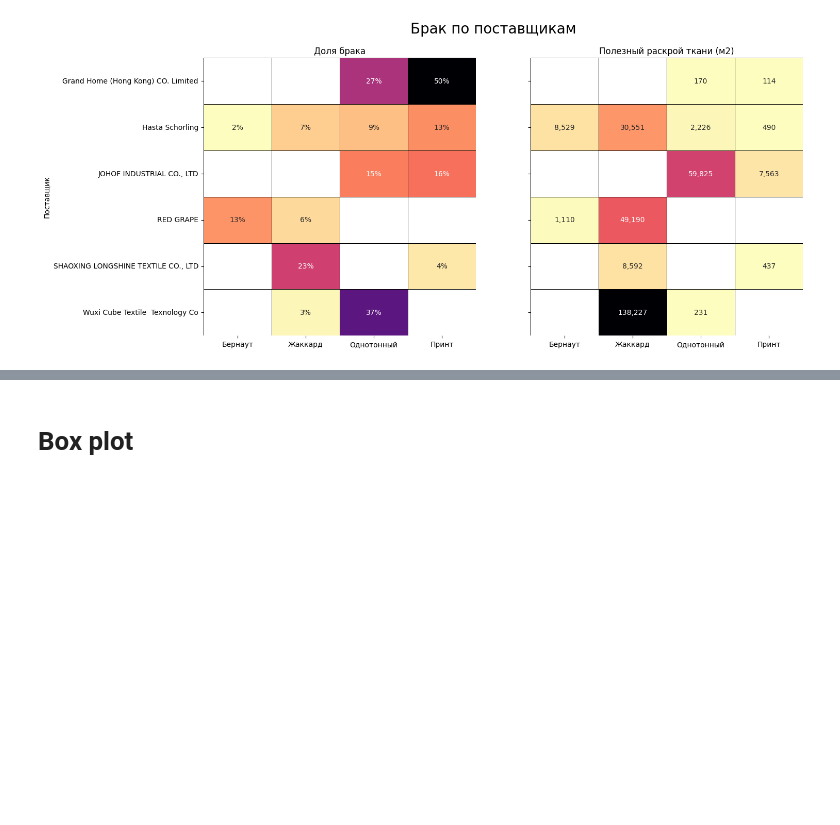
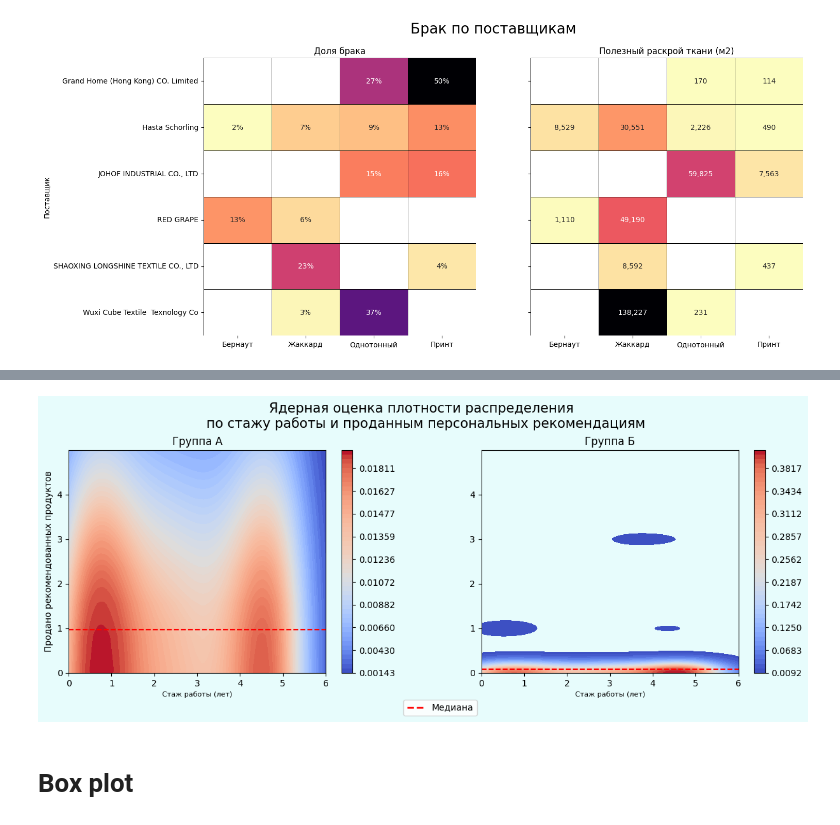
Before and after one commit to quessand/Visuals, a Jupyter notebook: common_plots.ipynb, the cells around one changed output, grey strips where cells are left out. Drawn from its saved outputs; the diff is of its cells as text; code cells hidden in the pictures; blank space fills up the shorter version.

```diff
--- a/common_plots.ipynb
+++ b/common_plots.ipynb
@@ -14,6 +16,7 @@ stock = pd.read_csv('./data/stock.csv', sep=';')
 fabric = pd.read_parquet('./data/fabric.parquet')
 vgames = pd.read_parquet('./data/videogames.parquet')
 retail = pd.read_csv('./data/retail_shops.csv', sep=';')
+kde = pd.read_csv('./data/kde.csv', sep=';', encoding='utf-8-sig')
 # %%
 defective_design_list = ['БамбукDAYLIGHT', 'ЗавиткиDAYLIGHT', 'КортезаBLACKOUT', 'ПлайнBLACKOUT', 'СатинBLACKOUT']
 
@@ -656,3 +736,67 @@ plt.show()
+# %%
+fig, axes = plt.subplots(nrows=1, ncols=2, constrained_layout=True)
+
+rec_title = 'персональных'
+
+fig.set_facecolor("#E7FCFC")
+fig.set_figwidth(12)
+fig.set_figheight(5)
+
+sns.kdeplot(
+    data=kde.sample(250, random_state=10),
+    x='user_work_years',
+    y='recs_paid',
+    fill=True,
+    #thresh=0,
+    levels=50,
+    cmap="coolwarm",
+    cbar=True,
+    ax=axes[0]
+    )
+axes[0].set_facecolor("#E7FCFC")
+axes[0].set_yticks(np.arange(0, 5, 1))
+axes[0].set_ylim(0, 5)
+axes[0].set_xlim(0, 6)
+
+med = kde.sample(250, random_state=10)['recs_paid'].mean()
+axes[0].axhline(med, color='red', alpha=1, linestyle='dashed')
+
+axes[0].set_title('Группа А')
+axes[0].set_xlabel('Стаж работы (лет)', fontsize=8)
+axes[0].set_ylabel('Продано рекомендованных продуктов')
+
+#####################################
+
+sns.kdeplot(
+    data=kde.sample(250, random_state=20),
+    x='user_work_years',
+    y='recs_paid',
+    fill=True,
+    #thresh=0,
+    levels=50,
+    cmap="coolwarm",
+    cbar=True,
+    ax=axes[1]
+    )
+axes[1].set_facecolor("#E7FCFC")
+axes[1].set_yticks(np.arange(0, 5, 1))
+axes[1].set_ylim(0, 5)
+axes[1].set_xlim(0, 6)
+
+med = kde.sample(250, random_state=20)['recs_paid'].mean()
+axes[1].axhline(med, color='red', alpha=1, linestyle='dashed')
+
+axes[1].set_title('Группа Б')
+axes[1].set_xlabel('Стаж работы (лет)', fontsize=8)
+axes[1].set_ylabel('')
+
+legend_elements = [Line2D([0], [0], color='red', linestyle='--', lw=2, label='Медиана')]
+
+plt.suptitle(f'Ядерная оценка плотности распределения \n по стажу работы и проданным {rec_title} рекомендациям', fontsize=15)
+plt.legend(handles=legend_elements, bbox_to_anchor=(0, -0.1))
+plt.show()
+# %% [output]
+[figure, added]
 # %% [markdown]
 # Box plot
 # %%
```
Also changed, not shown: parts of 8 cells of this notebook, 1 other file.
